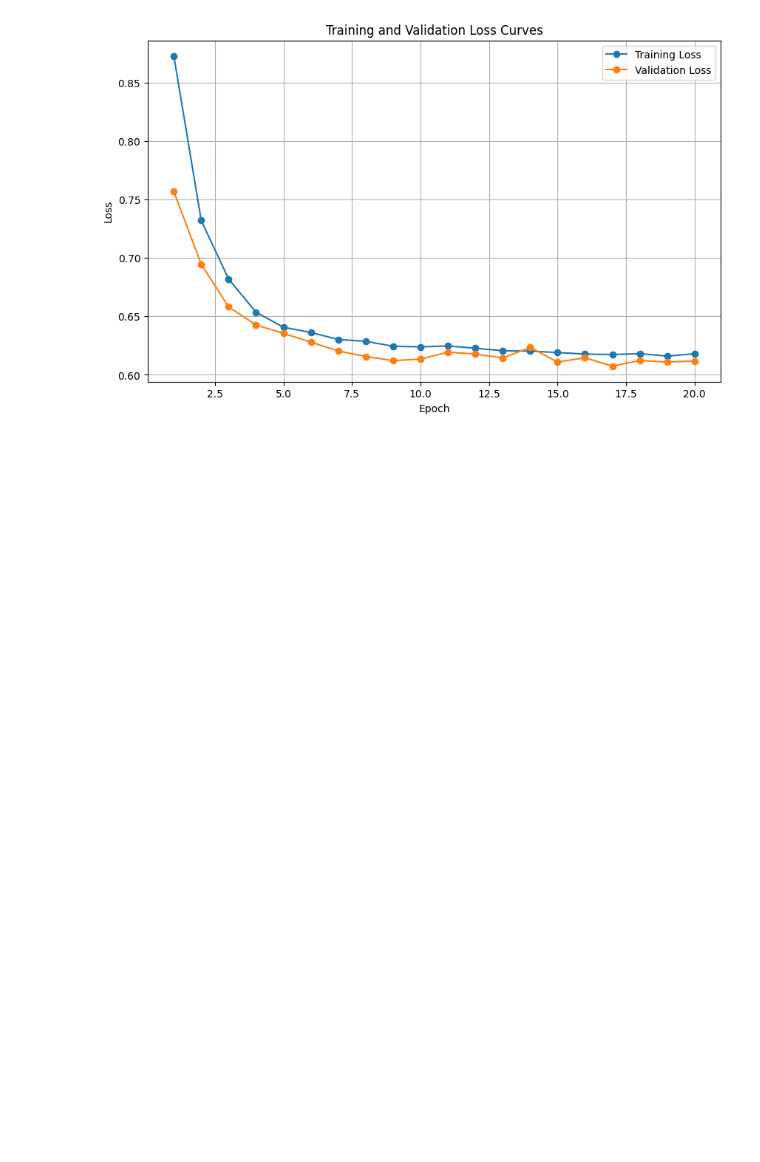
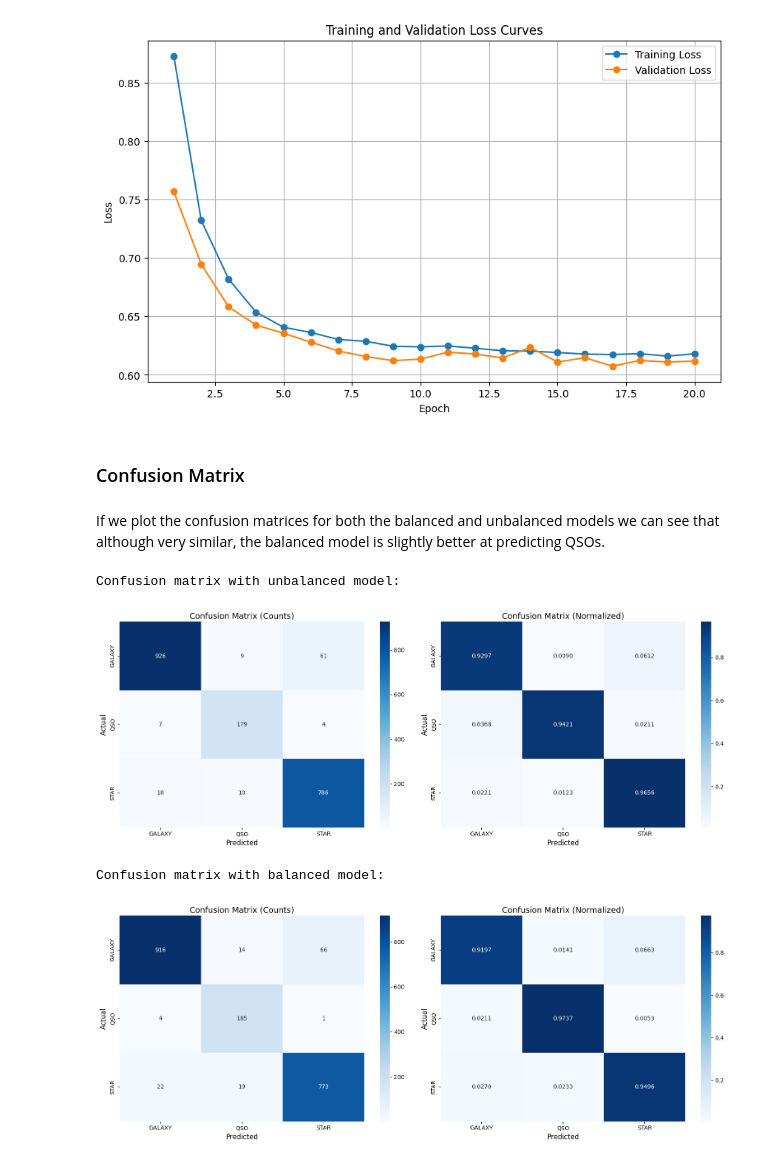
Before and after one commit to Ryan-Ursell/SDSS-DR14-Classification, a Jupyter notebook: py/Q3_folder/Q3.ipynb, the cells around one changed output. Cells and saved outputs as stored; diff of their text form; code cells hidden in the pictures; blank space fills up the shorter version.

Commit message:
Add comments and code for the confusion matrices

```diff
--- a/py/Q3_folder/Q3.ipynb
+++ b/py/Q3_folder/Q3.ipynb
@@ -277,3 +277,18 @@ Loss curve with unbalanced model:
 [figure]
 Loss curve with balanced model:
 [figure]
+# %% [markdown]
+### Confusion Matrix
+# %% [markdown]
+If we plot the confusion matrices for both the balanced and unbalanced models we can see that although very similar, the balanced model is slightly better at predicting QSOs.
+# %%
+print("Confusion matrix with unbalanced model:")
+plot_cm(unbalanced_model['confusion_matrix'], unbalanced_model['confusion_matrix_normalized'], np.unique(labels))
+
+print("\nConfusion matrix with balanced model:")
+plot_cm(balanced_model['confusion_matrix'], balanced_model['confusion_matrix_normalized'], np.unique(labels))
+# %% [output]
+Confusion matrix with unbalanced model:
+[figure, added]
+Confusion matrix with balanced model:
+[figure, added]
```
